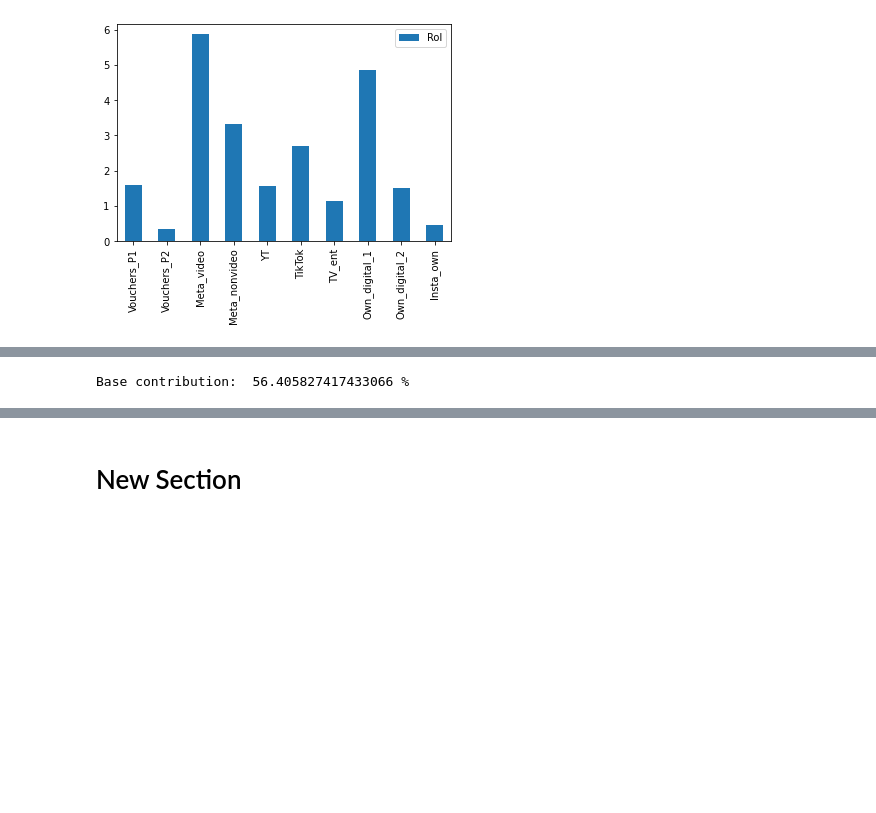
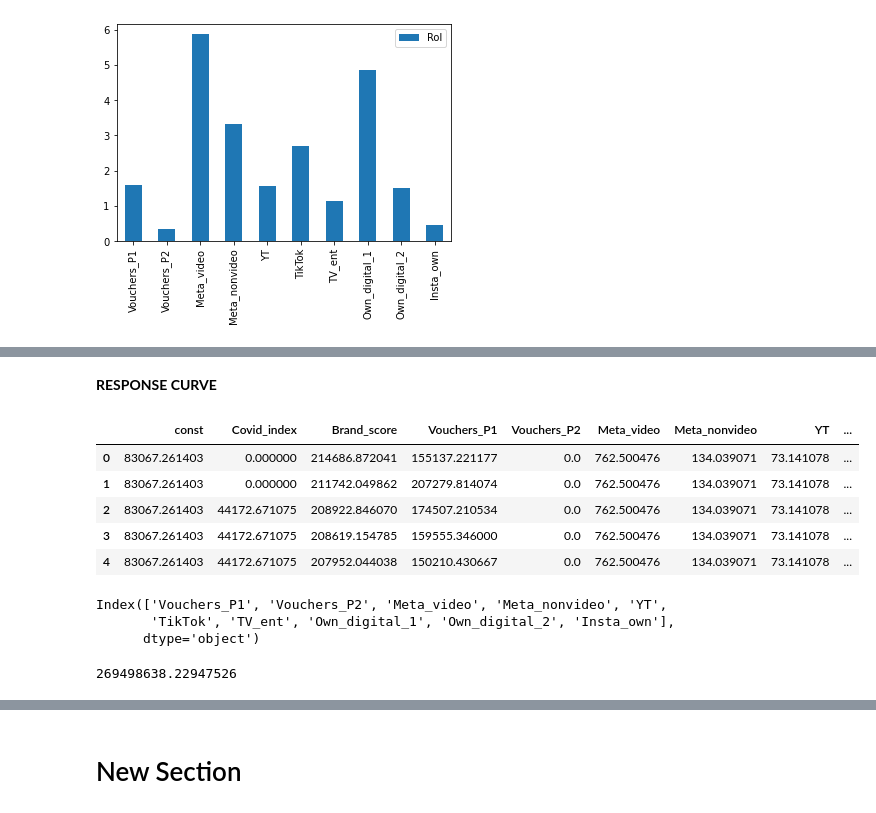
Before and after one commit to Akash743/Mathematical-Optimization, a Jupyter notebook: Testing_final.ipynb, the cells around one changed output, grey strips where cells are left out. Saved outputs shown, nothing was run; the diff lists cells and outputs as text; code cells hidden in the pictures; blank space fills up the shorter version.

```diff
--- a/Testing_final.ipynb
+++ b/Testing_final.ipynb
@@ -744,4 +724,21 @@ Incremental contribution:  43.59417258252105 %
-# %%
-print('Base contribution: ',base/sum(dec.sum(axis=0))*100,'%')
-# %% [output]
-Base contribution:  56.405827417433066 %
+# %% [markdown]
+**RESPONSE CURVE**
+# %%
+dec.head()
+# %% [output]
+|  | const | Covid_index | Brand_score | Vouchers_P1 | Vouchers_P2 | Meta_video | Meta_nonvideo | YT | ... |
+| 0 | 83067.261403 | 0.000000 | 214686.872041 | 155137.221177 | 0.0 | 762.500476 | 134.039071 | 73.141078 | ... |
+| 1 | 83067.261403 | 0.000000 | 211742.049862 | 207279.814074 | 0.0 | 762.500476 | 134.039071 | 73.141078 | ... |
+| 2 | 83067.261403 | 44172.671075 | 208922.846070 | 174507.210534 | 0.0 | 762.500476 | 134.039071 | 73.141078 | ... |
+| 3 | 83067.261403 | 44172.671075 | 208619.154785 | 159555.346000 | 0.0 | 762.500476 | 134.039071 | 73.141078 | ... |
+| 4 | 83067.261403 | 44172.671075 | 207952.044038 | 150210.430667 | 0.0 | 762.500476 | 134.039071 | 73.141078 | ... |
+# %%
+roi.index
+# %% [output]
+Index(['Vouchers_P1', 'Vouchers_P2', 'Meta_video', 'Meta_nonvideo', 'YT',
+       'TikTok', 'TV_ent', 'Own_digital_1', 'Own_digital_2', 'Insta_own'],
+      dtype='object')
+# %%
+roi.loc['Vouchers_P1','Decomps']
+# %% [output]
+269498638.22947526
```
Also changed, not shown: parts of 8 cells of this notebook.
